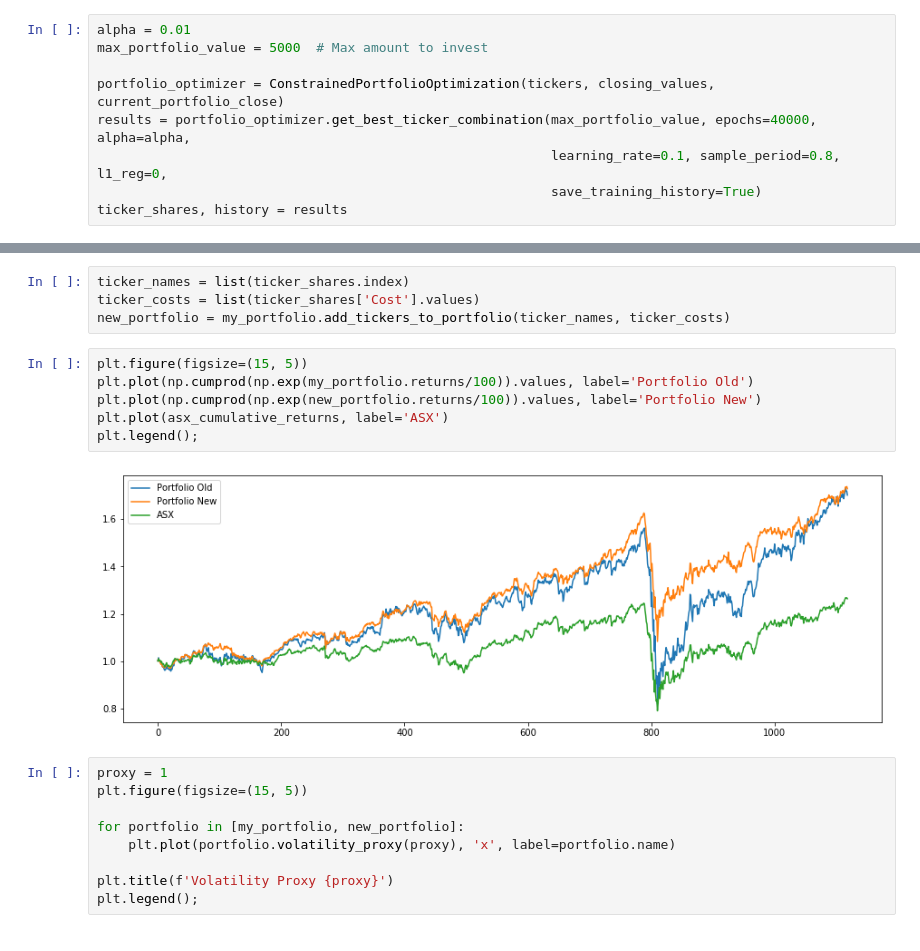
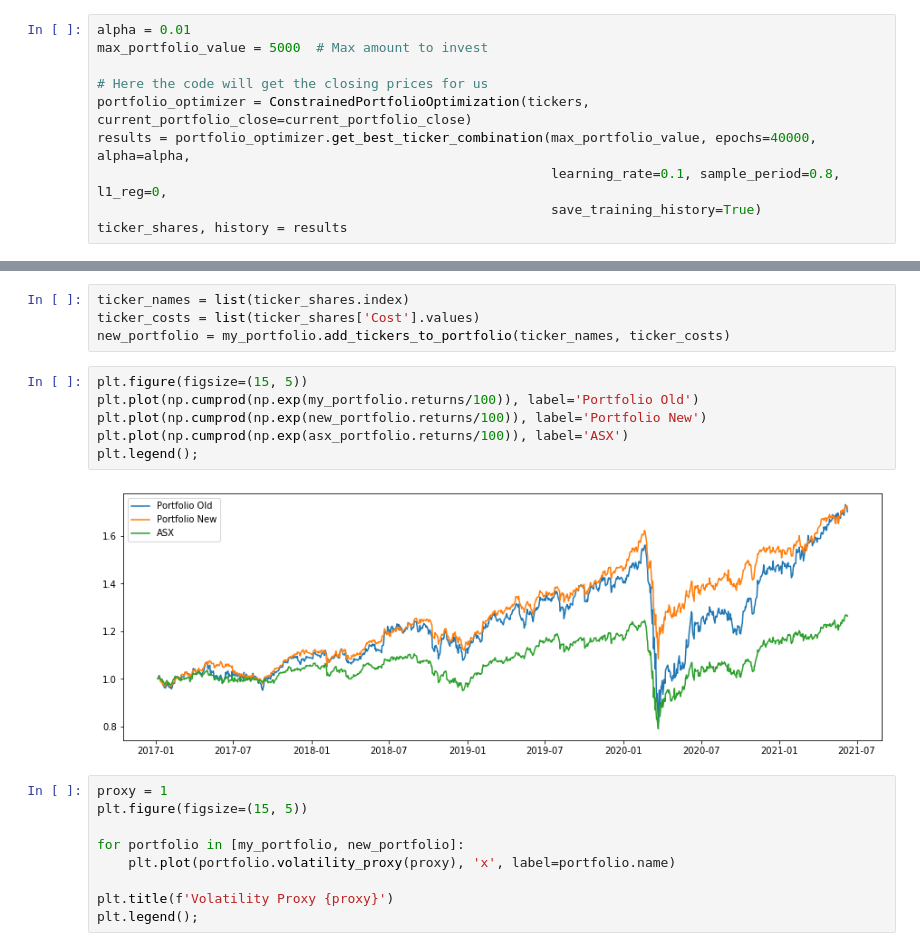
Before and after one commit to infamoussoap/PortfolioStuff, a Jupyter notebook: Constrained Portfolio Optimization.ipynb, the cells around one changed output, grey strips where cells are left out. Cells and saved outputs as stored; diff of their text form.

Commit message:
Notebook updated to reflect change in constrained portfolio optimzation

```diff
--- a/Constrained Portfolio Optimization.ipynb
+++ b/Constrained Portfolio Optimization.ipynb
@@ -83,7 +83,8 @@ Important Parameters
 alpha = 0.01
 max_portfolio_value = 5000  # Max amount to invest
 
-portfolio_optimizer = ConstrainedPortfolioOptimization(tickers, closing_values, current_portfolio_close)
+# Here the code will get the closing prices for us
+portfolio_optimizer = ConstrainedPortfolioOptimization(tickers, current_portfolio_close=current_portfolio_close)
 results = portfolio_optimizer.get_best_ticker_combination(max_portfolio_value, epochs=40000, alpha=alpha,
                                                           learning_rate=0.1, sample_period=0.8, l1_reg=0,
                                                           save_training_history=True)
@@ -123,12 +124,12 @@ ticker_costs = list(ticker_shares['Cost'].values)
 new_portfolio = my_portfolio.add_tickers_to_portfolio(ticker_names, ticker_costs)
 # %%
 plt.figure(figsize=(15, 5))
-plt.plot(np.cumprod(np.exp(my_portfolio.returns/100)).values, label='Portfolio Old')
-plt.plot(np.cumprod(np.exp(new_portfolio.returns/100)).values, label='Portfolio New')
-plt.plot(asx_cumulative_returns, label='ASX')
+plt.plot(np.cumprod(np.exp(my_portfolio.returns/100)), label='Portfolio Old')
+plt.plot(np.cumprod(np.exp(new_portfolio.returns/100)), label='Portfolio New')
+plt.plot(np.cumprod(np.exp(asx_portfolio.returns/100)), label='ASX')
 plt.legend();
 # %% [output]
-[figure, old version]
+[figure, new version]
 # %%
 proxy = 1
 plt.figure(figsize=(15, 5))
```
Also changed, not shown: parts of 6 cells of this notebook.
